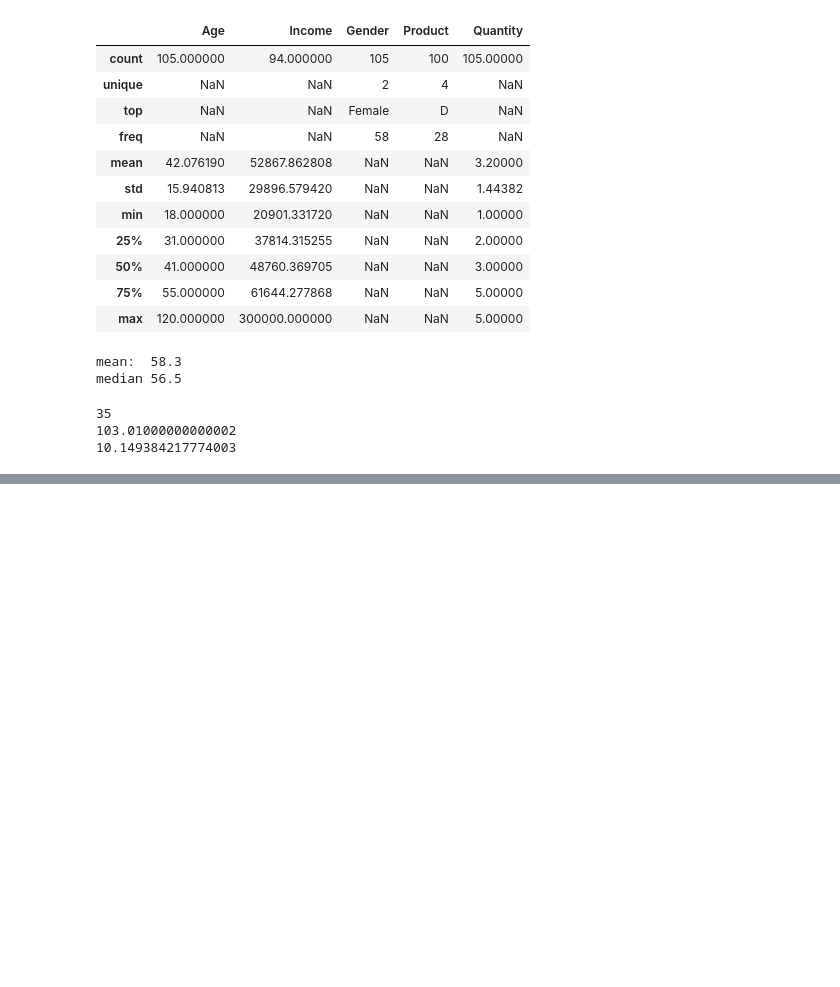
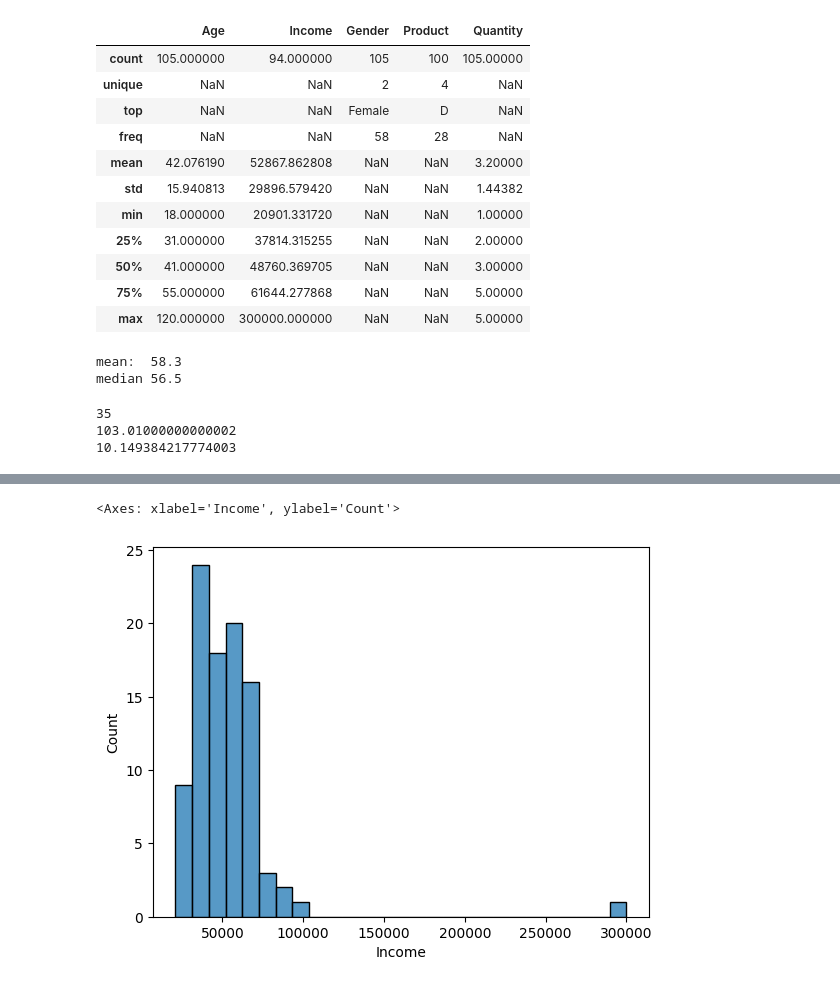
Before and after one commit to JacdowYc/Schulich_data_science1, a Jupyter notebook: my_notebook.ipynb, the cells around one changed output, grey strips where cells are left out. Drawn from its saved outputs; the diff is of its cells as text; code cells hidden in the pictures; blank space fills up the shorter version.

```diff
--- a/my_notebook.ipynb
+++ b/my_notebook.ipynb
@@ -56,3 +58,5 @@ print(SD)
 35
 103.01000000000002
 10.149384217774003
+# %%
+df = pd.read_csv("/Users/yuchenzhang/Desktop/MBAN 6110/messy_data.csv")
@@ -58,0 +132,5 @@ print(SD)
+# %%
+sns.histplot(df['Income'])
+# %% [output]
+<Axes: xlabel='Income', ylabel='Count'>
+[figure, added]
```
Also changed, not shown: parts of 30 cells of this notebook.
